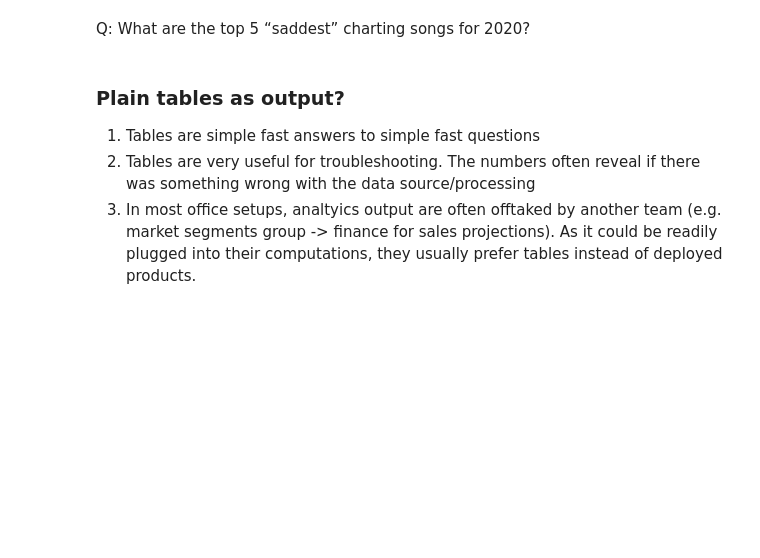
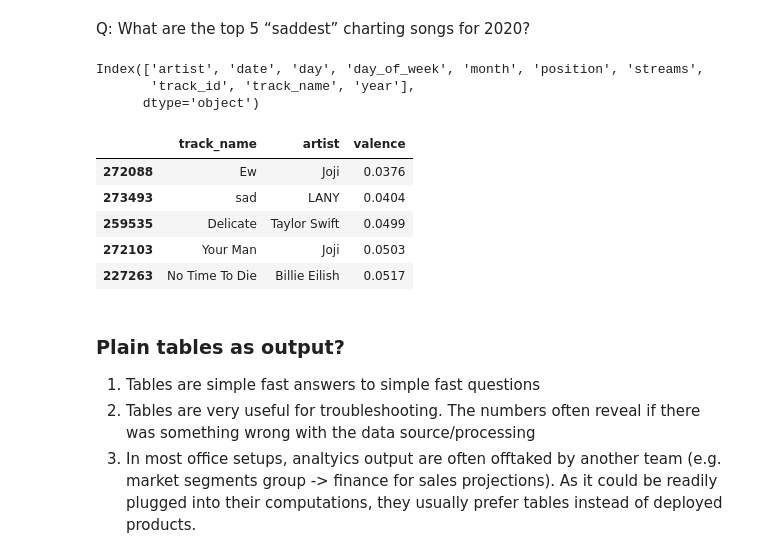
Before and after one commit to wenmi01/dsfc7-sprint02, a Jupyter notebook: notebooks/analyze_data/Sprint2Day2N1_Exploratory_Data_Analysis_Basics.ipynb, the cells around one changed output. Saved outputs shown, nothing was run; the diff lists cells and outputs as text; code cells hidden in the pictures; blank space fills up the shorter version.

```diff
--- a/notebooks/analyze_data/Sprint2Day2N1_Exploratory_Data_Analysis_Basics.ipynb
+++ b/notebooks/analyze_data/Sprint2Day2N1_Exploratory_Data_Analysis_Basics.ipynb
@@ -249,5 +634,23 @@ Q: Which artist had the most days within top 10 of the charts for 2020?
 # %% [markdown]
  Q: What are the top 5 “saddest” charting songs for 2020?
+# %%
+charts_df.columns.sort_values()
+# %% [output]
+Index(['artist', 'date', 'day', 'day_of_week', 'month', 'position', 'streams',
+       'track_id', 'track_name', 'year'],
+      dtype='object')
+# %%
+df[ (df['year']==2020) ]\
+   .drop_duplicates(['track_id','track_name'])\
+   .sort_values('valence')[:5]\
+    [['track_name','artist','valence']]
+# %% [output]
+|  | track_name | artist | valence |
+| 272088 | Ew | Joji | 0.0376 |
+| 273493 | sad | LANY | 0.0404 |
+| 259535 | Delicate | Taylor Swift | 0.0499 |
+| 272103 | Your Man | Joji | 0.0503 |
+| 227263 | No Time To Die | Billie Eilish | 0.0517 |
 # %% [markdown]
 ### Plain tables as output?
 1. Tables are simple fast answers to simple fast questions
```
Also changed, not shown: parts of 45 cells of this notebook, 2 other files.
